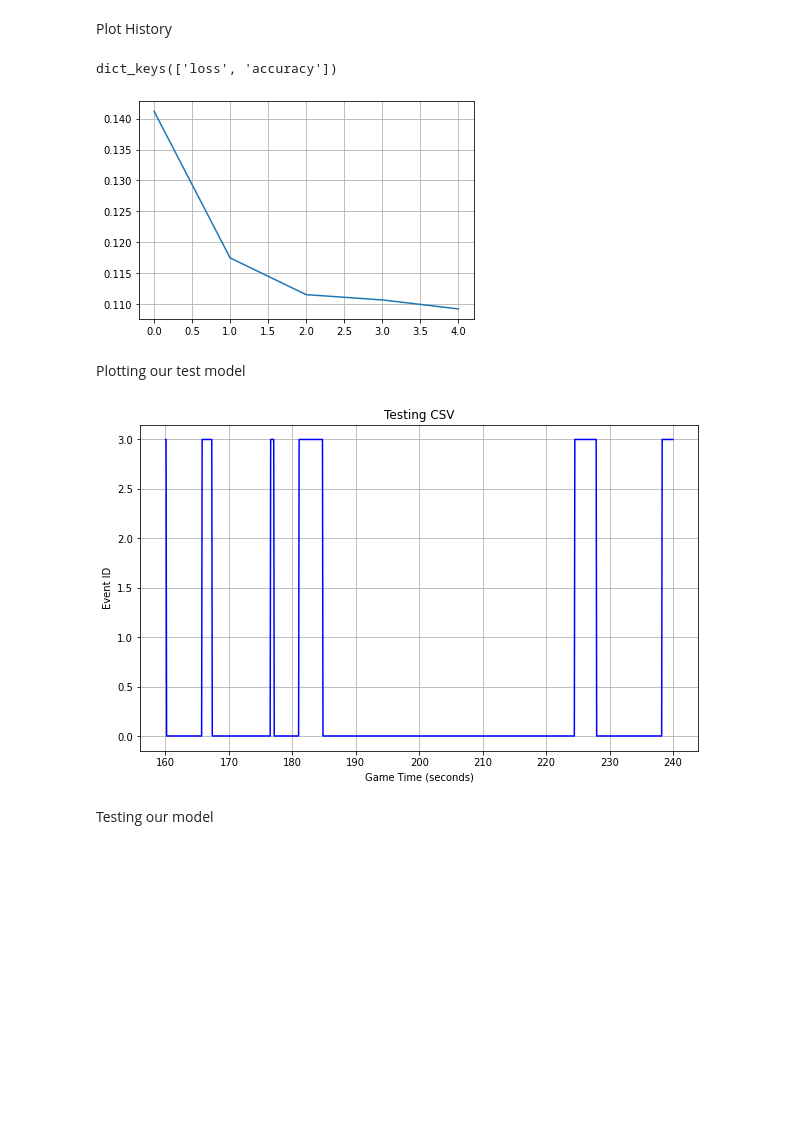
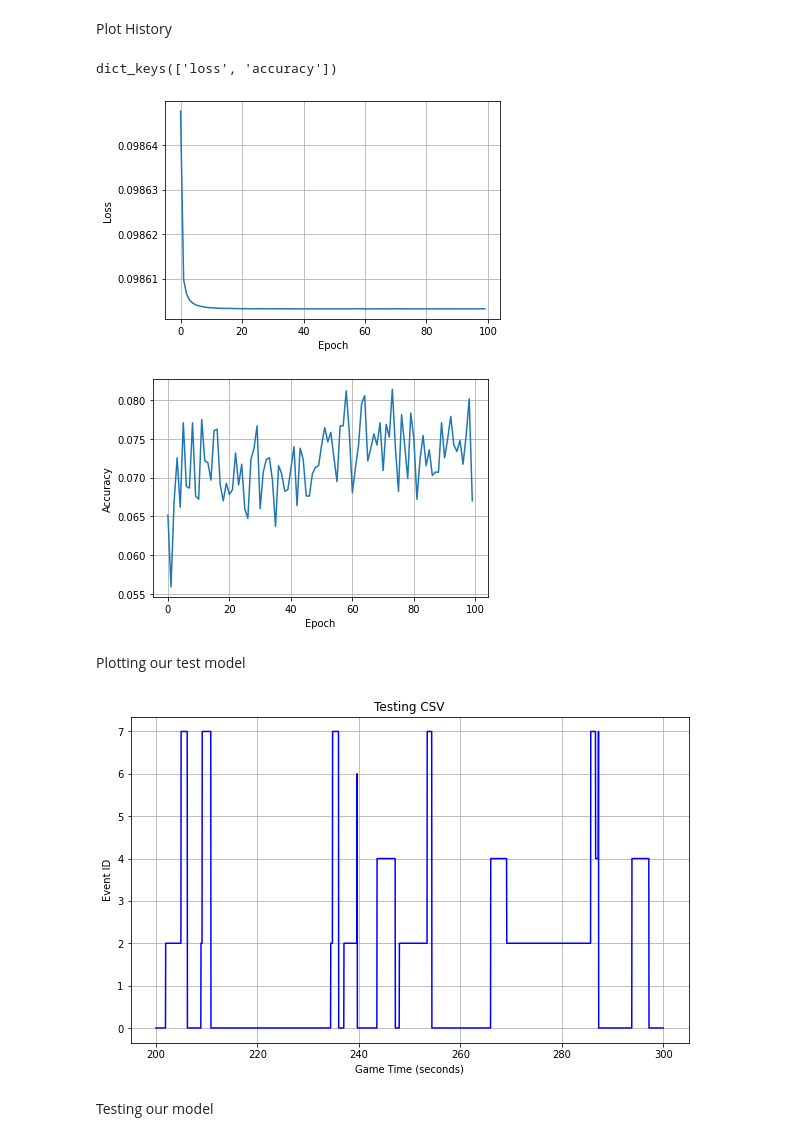
Before and after one commit to rospuye/PI21-22_ComentadorFutebol, a Jupyter notebook: backend/machine_learning/lstm_nn.ipynb, the cells around one changed output. Drawn from its saved outputs; the diff is of its cells as text; code cells hidden in the pictures; blank space fills up the shorter version.

```diff
--- a/backend/machine_learning/lstm_nn.ipynb
+++ b/backend/machine_learning/lstm_nn.ipynb
@@ -28,33 +30,40 @@ import time
 # %% [markdown]
 First let's define the Hyper Parameters and global variables used on the algorithm.
 # %%
-PAST_TIME_STEPS = 60 # Number of past steps that will be stored on the memory
+N_CLOSEST_PLAYERS = 3
+
+PAST_TIME_STEPS = 120 # Number of past steps that will be stored on the memory
 
 # LABEL_COLUMN = 0 # Column on the object returned by the filtered log
 # FEATURE_COLUMNS_RANGE = (0,0)
 
-TRAINING_PATH = "./training_model/csv_with_labels(full).csv"
-TRAINING_START_ROW = 0 # default 0
-TRAINING_END_ROW = 2000 # default -1
+# TRAINING_PATH = "./training_model/csv_with_labels(full).csv"
+TRAINING_PATH = "./training_model/dinis_game_1_labelled.csv"
+TRAINING_START_ROW = 628 # default 0
+TRAINING_END_ROW = 5000 # default -1
 
-TEST_PATH = "./training_model/csv_with_labels(full).csv"
-TEST_START_ROW = 2000 # default 0
-TEST_END_ROW = 3000 # default -1
+# TEST_PATH = "./training_model/csv_with_labels(full).csv"
+TEST_PATH = "./training_model/dinis_game_1_labelled.csv"
+TEST_START_ROW = 5000 # default 0
+TEST_END_ROW = 7500 # default -1
 
 # labels definition
-LABELS = ["Short Pass", "Long Pass", "Goal Shot"]
+# LABELS = ["Short Pass", "Long Pass", "Goal Shot"]
 # TODO: Complete with all labels
 # OBS.: These labels will be in the matrix as index values (0..N-1),
 # where N is the number of labels
 N_NEURONS_LSTM = 10
 BATCH_SIZE = 100
+EPOCHS = 100
 # %% [markdown]
 Here are some functions that will be used on the code. These functions don't have initial configuration because it'll depend how the log filter will be made.
 # %%
 def get_filtered_data(path="", starting_row=0, ending_row=-1):
     """Given a path to a csv file, returns the timestamp and the matrix """
 
-    training_csv = pd.read_csv(path, header=None).values
+    idxs = [i for i in range(0, N_CLOSEST_PLAYERS + 1)] + [i for i in range(12, N_CLOSEST_PLAYERS + 1)] + [23]
+
+    training_csv = pd.read_csv(path, usecols=idxs).values
     timestamps = training_csv[starting_row:ending_row,0]
     matrix = training_csv[starting_row:ending_row, 1:]
 
@@ -160,18 +175,18 @@ model.add(LSTM(units=N_NEURONS_LSTM, return_sequences=True, input_shape=(feature
 model.add(Dropout(0.2))
 
 # Adding three more LSTM and Dropout layers
-model.add(LSTM(units=N_NEURONS_LSTM, return_sequences=True))
+model.add(LSTM(units=N_NEURONS_LSTM, return_sequences=False))
 model.add(Dropout(0.2))
 
-model.add(LSTM(units=N_NEURONS_LSTM, return_sequences=True))
-model.add(Dropout(0.2))
+# model.add(LSTM(units=N_NEURONS_LSTM, return_sequences=True))
+# model.add(Dropout(0.2))
 
-model.add(LSTM(units=N_NEURONS_LSTM))
-model.add(Dropout(0.2))
+# model.add(LSTM(units=N_NEURONS_LSTM))
+# model.add(Dropout(0.2))
 
 # Adding Dense Layer (ending layer...?)
 # 1 unit beause we want to predict
-model.add(Dense(n_outputs))
+model.add(Dense(n_outputs, activation="softmax"))
 
 
 # Compiling the model
@@ -187,5 +196,5 @@ Training the model
 # %%
 # Training the model
 # epochs --> number of iteractions probably
-history = model.fit(features_set, labels, epochs = 5, batch_size = BATCH_SIZE)
+history = model.fit(features_set, labels, epochs = EPOCHS, batch_size = BATCH_SIZE) # batch_size does a lot of improvement
 # %% [output]
@@ -205,18 +222,24 @@ Plot History
 # %%
 print(history.history.keys())
 plt.plot(history.history.get("loss"))
 plt.grid()
 plt.ylabel("Loss")
 plt.xlabel("Epoch")
 plt.show()
+
+plt.plot(history.history.get("accuracy"))
+plt.grid()
+plt.ylabel("Accuracy")
+plt.xlabel("Epoch")
+plt.show()
 # %% [output]
 dict_keys(['loss', 'accuracy'])
-[figure, old version]
+[figure, new version]
+[figure, added]
 # %% [markdown]
 Plotting our test model
 # %%
 timestamps_testing, positions_testing = get_filtered_data(path=TEST_PATH, starting_row=TEST_START_ROW, ending_row=TEST_END_ROW)
-
 plt.figure(figsize=(10,6))
 plt.plot(timestamps_testing, positions_testing[:,-1] ,color='blue')
 plt.title('Testing CSV')
@@ -225,7 +248,7 @@ plt.ylabel('Event ID')
 plt.grid()
 plt.show()
 # %% [output]
-[figure, old version]
+[figure, new version]
 # %% [markdown]
 Testing our model
 # %%
```
Also changed, not shown: parts of 8 cells of this notebook, 3 other files.
